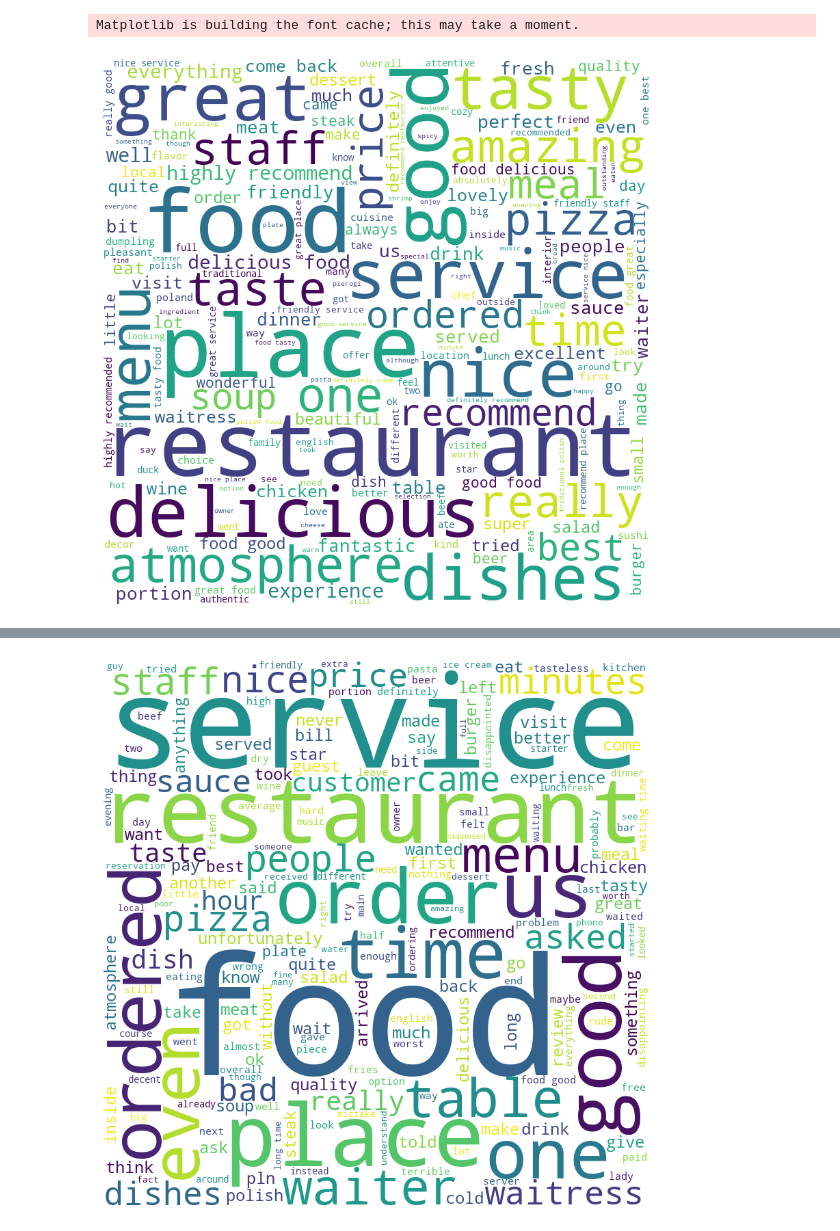
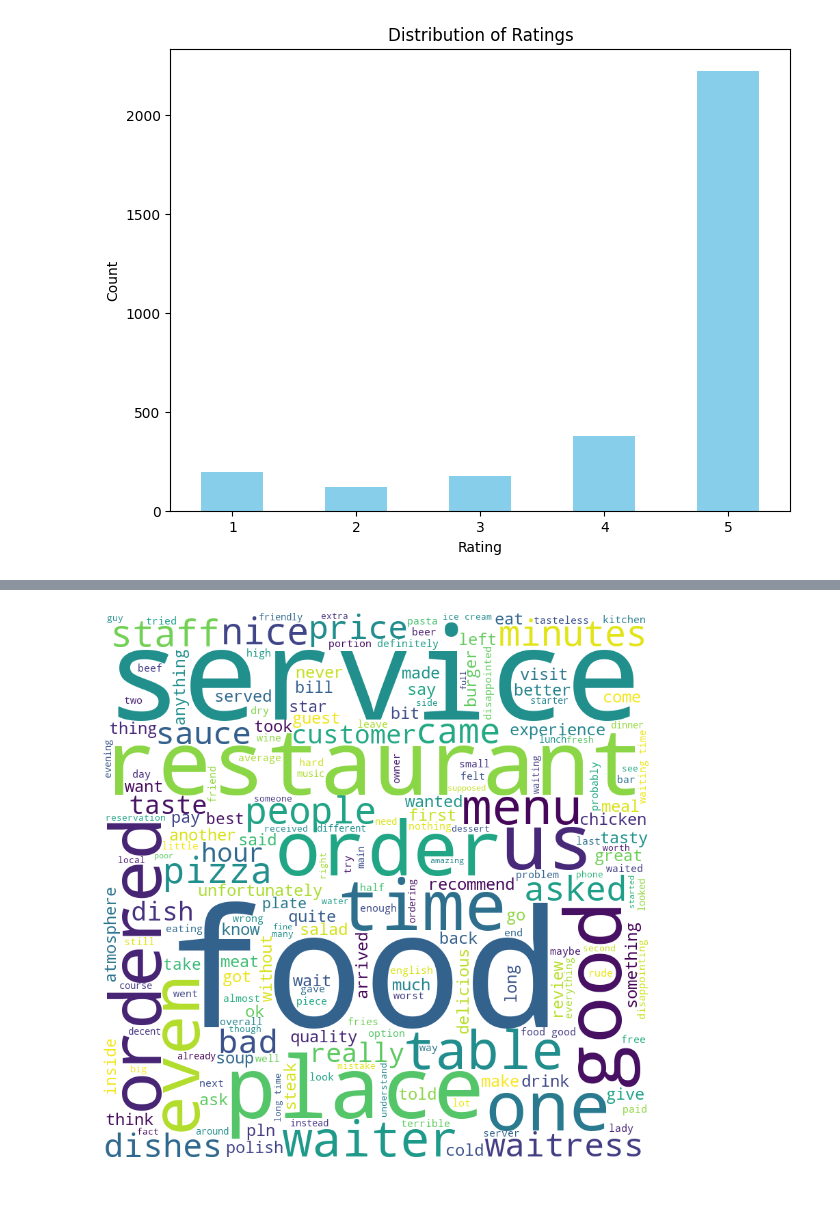
Before and after one commit to SebastianPilch/Data_Mining, a Jupyter notebook: Notebooks/EDA.ipynb, the cells around one changed output, grey strips where cells are left out. Cells and saved outputs as stored; diff of their text form; code cells hidden in the pictures; blank space fills up the shorter version.

```diff
--- a/Notebooks/EDA.ipynb
+++ b/Notebooks/EDA.ipynb
@@ -14,29 +14,14 @@ missing_data = df.isnull().sum()
 
 # Descriptive statistics
 ratings_distribution = df['rating'].value_counts()
-
-# Generate word cloud
-def word_cloud_plot(df, sentiment_col, sentiment_value):
-    comment_words = ' '
-    stopwords = set(STOPWORDS)
-    filtered_reviews = df[df[sentiment_col] == sentiment_value]['text'].dropna()
-
-    for review in filtered_reviews:
-        tokens = str(review).lower().split()
-        comment_words += ' '.join(tokens) + ' '
-
-    wordcloud = WordCloud(width=800, height=800,
-                          background_color='white',
-                          stopwords=stopwords,
-                          min_font_size=10).generate(comment_words)
-    plt.figure(figsize=(8, 8), facecolor=None)
-    plt.imshow(wordcloud)
-    plt.axis("off")
-    plt.tight_layout(pad=0)
-    plt.show()
-
-# Example: Generate word cloud for positive food reviews
-word_cloud_plot(df, 'food', 'Positive')
-# %% [output]
-Matplotlib is building the font cache; this may take a moment.
-[figure, removed]
+# %%
+# Plot ratings distribution
+plt.figure(figsize=(8, 6))
+ratings_distribution.sort_index().plot(kind='bar', color='skyblue')
+plt.title('Distribution of Ratings')
+plt.xlabel('Rating')
+plt.ylabel('Count')
+plt.xticks(rotation=0)
+plt.show()
+# %% [output]
+[figure, added]
```
Also changed, not shown: parts of 1 cell of this notebook.
